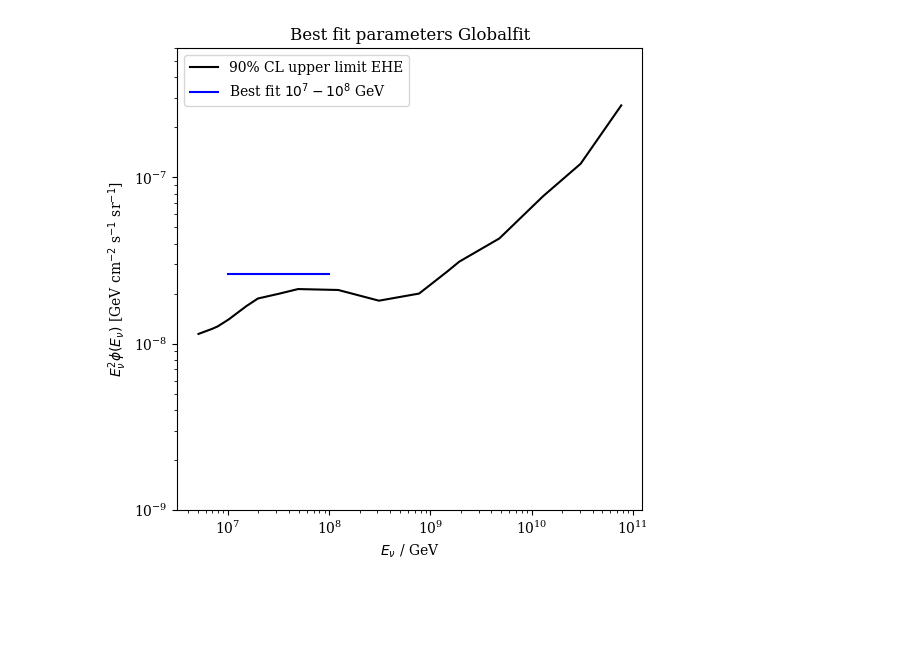
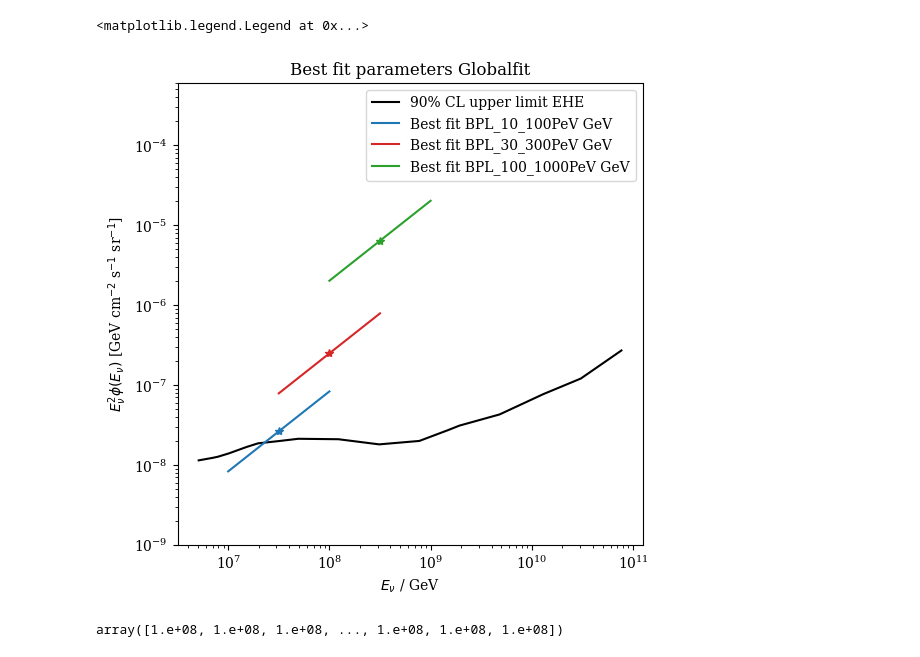
Before and after one commit to tjuanve/icc-ana, a Jupyter notebook: combined_track_shower/plots/study_extraSPL.ipynb, the cells around one changed output. Cells and saved outputs as stored; diff of their text form; code cells hidden in the pictures; blank space fills up the shorter version.

Commit message:
add plots

```diff
--- a/combined_track_shower/plots/study_extraSPL.ipynb
+++ b/combined_track_shower/plots/study_extraSPL.ipynb
@@ -42,9 +42,26 @@ scan_dir_dict = {
                  "SPL_10_100PeV" : f"{data_path}/track_cscd_he_nominal_emptyICC_SPL_extraSPL_10_100PeV", # with he event
                  "BPL_10_100PeV" : f"{data_path}/track_cscd_he_nominal_emptyICC_BPL_extraSPL_10_100PeV", # with he event
 
+                 "SPL_10_100PeV_scan" : f"{data_path}/scan_astro_he_norm/track_cscd_he_nominal_emptyICC_SPL_extraSPL_10_100PeV", # with he event
+                 "BPL_10_100PeV_scan" : f"{data_path}/scan_astro_he_norm/track_cscd_he_nominal_emptyICC_BPL_extraSPL_10_100PeV", # with he event
+
                  "SPL_10_100PeV_bench" : f"{data_path}/track_cscd_he_nominal_emptyICC_SPL_10_100PeV", # with he event
                  "BPL_10_100PeV_bench" : f"{data_path}/track_cscd_he_nominal_emptyICC_BPL_10_100PeV", # with he event
 
+                 "SPL_30_300PeV" : f"{data_path}/track_cscd_he_nominal_emptyICC_SPL_extraSPL_30_300PeV", # with he event
+                 "BPL_30_300PeV" : f"{data_path}/track_cscd_he_nominal_emptyICC_BPL_extraSPL_30_300PeV", # with he event
+
+                 "SPL_30_300PeV_bench" : f"{data_path}/track_cscd_he_nominal_emptyICC_SPL_30_300PeV", # with he event
+                 "BPL_30_300PeV_bench" : f"{data_path}/track_cscd_he_nominal_emptyICC_BPL_30_300PeV", # with he event
+
+                 "SPL_100_1000PeV" : f"{data_path}/track_cscd_he_nominal_emptyICC_SPL_extraSPL_100_1000PeV", # with he event
+                 "BPL_100_1000PeV" : f"{data_path}/track_cscd_he_nominal_emptyICC_BPL_extraSPL_100_1000PeV", # with he event
+
+                 "SPL_100_1000PeV_bench" : f"{data_path}/track_cscd_he_nominal_emptyICC_SPL_100_1000PeV", # with he event
+                 "BPL_100_1000PeV_bench" : f"{data_path}/track_cscd_he_nominal_emptyICC_BPL_100_1000PeV", # with he event
+
+
+
                  }
 # %%
 drop_unsuccessful = True
@@ -58,6 +75,7 @@ for name, scan_dir in scan_dir_dict.items():
     # use force_read if new scan points are produced
     scan_dict[name] = NNMFit.utilities.ScanHandler(scan_dir,dump=False,drop_unsuccessful=drop_unsuccessful)
 
+    if "scan" in name: continue
     bestfits[name] = scan_dict[name].get_freefit(drop_unsuccessful="True")
 # %% [output]
 SPL_he
@@ -288,42 +301,67 @@ BPL 5.182522153803802 1.9987966031973436
 # import EHE differential limits
 ehe_csv = pd.read_csv("/data/user/tvaneede/GlobalFit/analysis/combined_track_shower/plots/quasi_diff_ehe_ul.csv")
 
-bestfit_astro_he_norm = bestfits["BPL_10_100PeV"]["astro_he_norm"]
-
 def powerlaw( energy, norm, gamma ):
-
     return 3*norm*(energy/1e5)**(2-gamma) # 3 for all neutrino flavour flux
-
-log_energies = np.linspace(6.5,10.5,1001)
-energies = 10**log_energies
 
 norm_factor = 1e-8
 
-flux_powerlaw = powerlaw( energies, norm = bestfit_astro_he_norm*norm_factor, gamma = 1)
+bestfit_astro_he_norm = {}
+log_energies = {}
+energies = {}
+flux_powerlaw = {}
+
+keys = ["BPL_10_100PeV","BPL_30_300PeV", "BPL_100_1000PeV"]
+bounds = [(7,8),(7.5,8.5),(8,9)]
+centers = [7.5,8.,8.5]
+colors = ["C0", "C3", "C2"]
 
 # plotting
 fig, (ax) = plt.subplots(1, 1)
 
-# ax.plot( energies, flux_powerlaw, label = r"Best fit $10^7-10^8$ GeV", color = "blue" )
 ax.plot( ehe_csv["energy"],  ehe_csv["ul"], label = "90% CL upper limit EHE", color = "black" )
 
+for i,key in enumerate(keys):
+    bestfit_astro_he_norm[key] = bestfits[key]["astro_he_norm"]
+    log_energies[key] = np.linspace(bounds[i][0],bounds[i][1],1001)
+    energies[key] = 10**log_energies[key]
+    flux_powerlaw[key] = powerlaw( energies[key], norm = bestfit_astro_he_norm[key]*norm_factor, gamma = 1)
+    ax.plot( energies[key], flux_powerlaw[key], label = f"Best fit {key} GeV", color = colors[i] )
+    ax.plot( [10**centers[i]], [3*bestfit_astro_he_norm[key]*norm_factor*(10**centers[i]/1e5)**(2-1.0)], "*", color = colors[i] )
+
+
+# bestfit_astro_he_norm_10_100PeV = bestfits["BPL_10_100PeV"]["astro_he_norm"]
+# bestfit_astro_he_norm_30_300PeV = bestfits["BPL_30_300PeV"]["astro_he_norm"]
+# bestfit_astro_he_norm_100_1000PeV = bestfits["BPL_100_1000PeV"]["astro_he_norm"]
+
+
+
+
+
+
 # ax.axvline(10**7.5, color="green", linestyle="--")
-ax.plot( [1e7,1e8], [powerlaw(10**7.5,norm = bestfit_astro_he_norm*norm_factor, gamma = 1),powerlaw(10**7.5,norm = bestfit_astro_he_norm*norm_factor, gamma = 1)], label = r"Best fit $10^7-10^8$ GeV", color = "blue" )
+# ax.plot( [1e7,1e8], [powerlaw(10**7.5,norm = bestfit_astro_he_norm*norm_factor, gamma = 1),powerlaw(10**7.5,norm = bestfit_astro_he_norm*norm_factor, gamma = 1)], label = r"Best fit $10^7-10^8$ GeV", color = "blue" )
 
 
 ax.set_xlabel(r"$E_{\nu}$ / GeV")
 ax.set_ylabel(r"$E_{\nu}^2 \phi(E_\nu)$ [GeV cm$^{-2}$ s$^{-1}$ sr$^{-1}$]")
 
 ax.set_title("Best fit parameters Globalfit")
 
 ax.set_yscale("log")
 ax.set_xscale("log")
 
 ax.set_ylim( [ 1e-1,1e3 ])
-ax.set_ylim( [ 1e-9,6e-7 ])
+ax.set_ylim( [ 1e-9,6e-4 ])
 
 ax.legend(ncol = 1)
 
-plt.savefig(f"{plotting_path}/diff_limit_ehe.pdf")
+# plt.savefig(f"{plotting_path}/diff_limit_ehe.pdf")
 # %% [output]
+<matplotlib.legend.Legend at 0x...>
-[figure, old version]
+[figure, new version]
+# %%
+energies[key]
+# flux_powerlaw[key]
+# %% [output]
+array([1.e+08, 1.e+08, 1.e+08, ..., 1.e+08, 1.e+08, 1.e+08])
```
Also changed, not shown: parts of 6 cells of this notebook, 7 other files.
